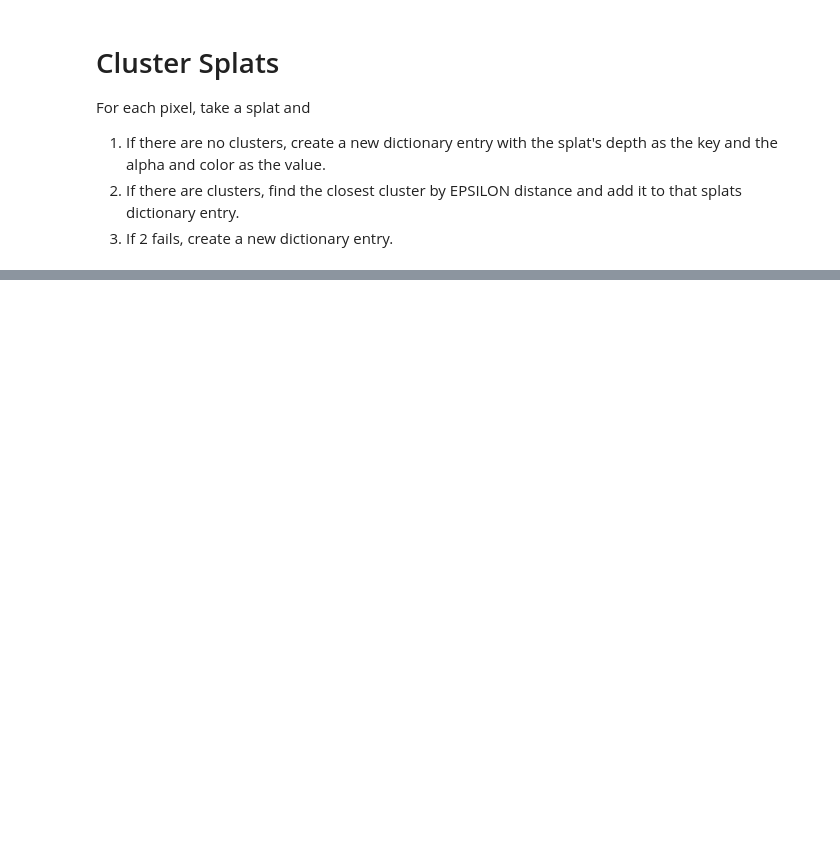
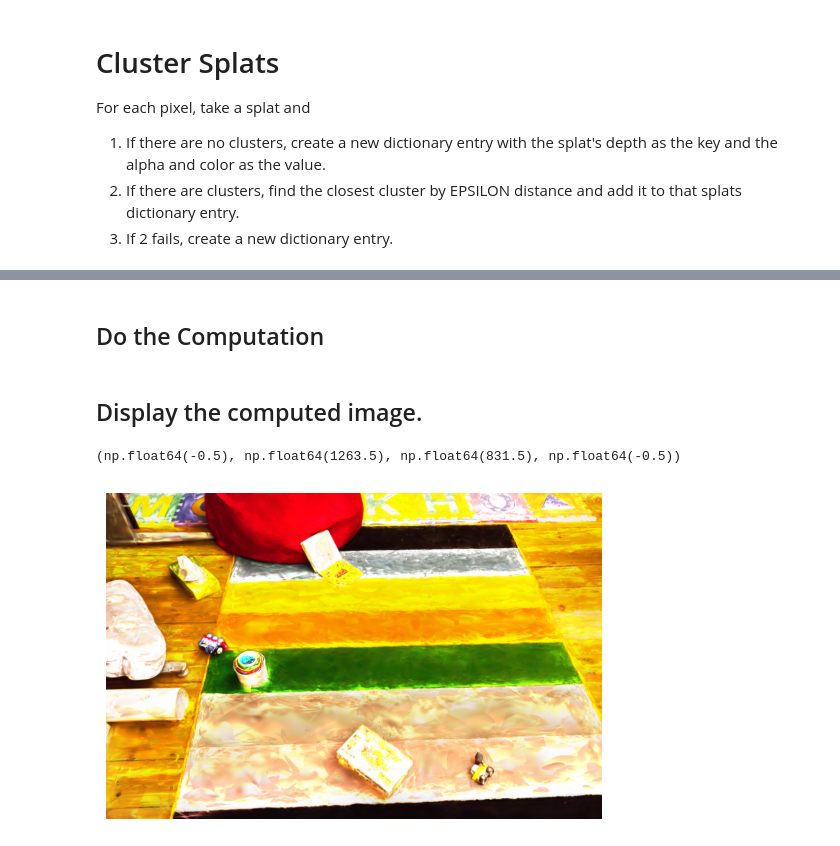
Before and after one commit to PLSE-Splats/clustering-exploration, a Jupyter notebook: src/clustering_exploration/epsilon_clustering.ipynb, the cells around one changed output, grey strips where cells are left out. Saved outputs shown, nothing was run; the diff lists cells and outputs as text; code cells hidden in the pictures; blank space fills up the shorter version.

```diff
--- a/src/clustering_exploration/epsilon_clustering.ipynb
+++ b/src/clustering_exploration/epsilon_clustering.ipynb
@@ -98,0 +114,3 @@ def cluster_splats(splats_to_cluster, epsilon):
+# %%
+# Cluster shuffled splats.
+clustered_splats = cluster_splats(splats, EPSILON)
@@ -98,0 +120,37 @@ def cluster_splats(splats_to_cluster, epsilon):
+# %%
+def compute_image_from_clusters(clustered_pixels):
+    """Compute the final pixel color by alpha compositing the clusters."""
+
+    def alpha_compose_pixel(pixel_clusters):
+        # Define the transmittance and pixel color for the first cluster.
+        transmittance = 1.0
+        pixel_color = np.zeros(3) if not pixel_clusters[0, 0] else pixel_clusters[0, 1:] * pixel_clusters[0, 0]
+
+        # Loop through remaining clusters.
+        for k in range(1, len(pixel_clusters)):
+            # Skip transparent cluster.
+            if not pixel_clusters[k, 0]:
+                continue
+
+            # Exit once the transmittance is basically zero.
+            if transmittance <= 0.001:
+                break
+
+            # Compute the transmittance.
+            transmittance *= 1 - min(1, pixel_clusters[k - 1, 0])
+
+            # Compute the pixel color.
+            pixel_color += pixel_clusters[k, 0] * pixel_clusters[k, 1:] * transmittance
+
+        # Return the computed pixel color.
+        return pixel_color
+
+    # Compute the color of each pixel.
+    return Parallel(n_jobs=-1)(
+        delayed(alpha_compose_pixel)(pixel_clusters) for pixel_clusters in tqdm(clustered_pixels))
+# %% [markdown]
+## Do the Computation
+# %%
+computed_image = compute_image_from_clusters(clustered_splats)
+# %% [markdown]
+## Display the computed image.
@@ -98,0 +159,7 @@ def cluster_splats(splats_to_cluster, epsilon):
+# %%
+# Display the image.
+plt.imshow(np.array(computed_image).reshape((IMAGE_HEIGHT, IMAGE_WIDTH, 3)))
+plt.axis('off')
+# %% [output]
+(np.float64(-0.5), np.float64(1263.5), np.float64(831.5), np.float64(-0.5))
+[figure, added]
```
Also changed, not shown: parts of 7 cells of this notebook, 1 other file.
